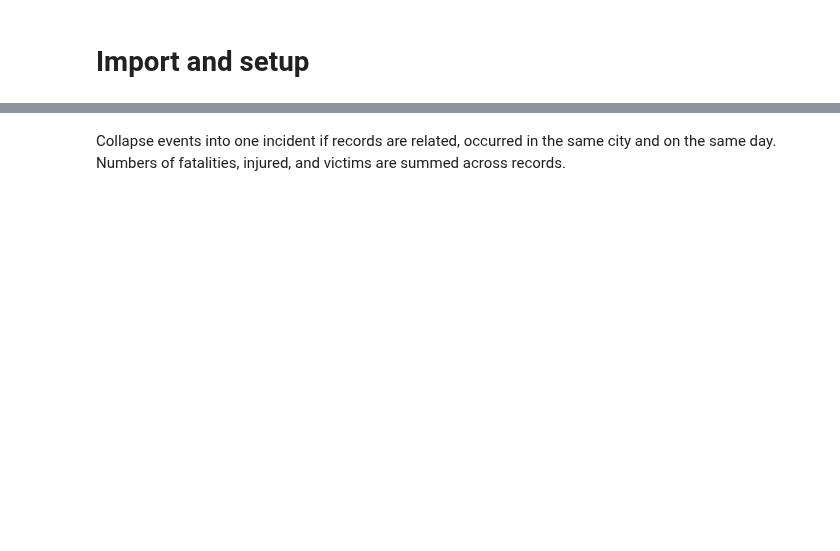
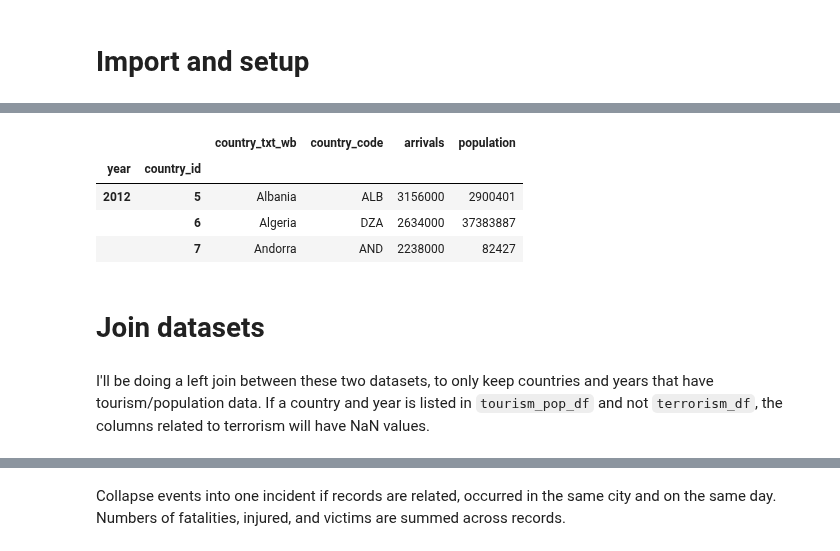
Before and after one commit to brooke-l-hawkins/milestone-i-project, a Jupyter notebook: code/join_data.ipynb, the cells around one changed output, grey strips where cells are left out. Drawn from its saved outputs; the diff is of its cells as text; code cells hidden in the pictures; blank space fills up the shorter version.

```diff
--- a/code/join_data.ipynb
+++ b/code/join_data.ipynb
@@ -8,3 +6,8 @@ import pandas as pd
 # change display options
 pd.options.display.max_rows = 150
 pd.options.display.max_columns = 150
+# %%
+%%time
+# import cleaned tourism and population data
+tourism_pop_df = pd.read_csv('../data/derived/tourism_pop.csv', index_col=0)
+tourism_pop_df.head(3)
@@ -21,0 +70,22 @@ Relevant variables are `multiple`, which indicates whether attacks are connected
+# %%
+# rename year column
+tourism_pop_df.rename(columns={'year_wb':'year'}, inplace=True)
+
+# set columns for join as indices
+tourism_pop_df.set_index(['year', 'country_id'], inplace=True)
+
+# sort by index
+tourism_pop_df.sort_index(inplace=True)
+
+# examine result
+tourism_pop_df.head(3)
+# %% [output]
+|  |  | country_txt_wb | country_code | arrivals | population |
+| year | country_id |  |  |  |  |
+| 2012 | 5 | Albania | ALB | 3156000 | 2900401 |
+|  | 6 | Algeria | DZA | 2634000 | 37383887 |
+|  | 7 | Andorra | AND | 2238000 | 82427 |
+# %% [markdown]
+# Join datasets
+# %% [markdown]
+I'll be doing a left join between these two datasets, to only keep countries and years that have tourism/population data. If a country and year is listed in `tourism_pop_df` and not `terrorism_df`, the columns related to terrorism will have NaN values.
```
Also changed, not shown: parts of 27 cells of this notebook, 1 other file.
